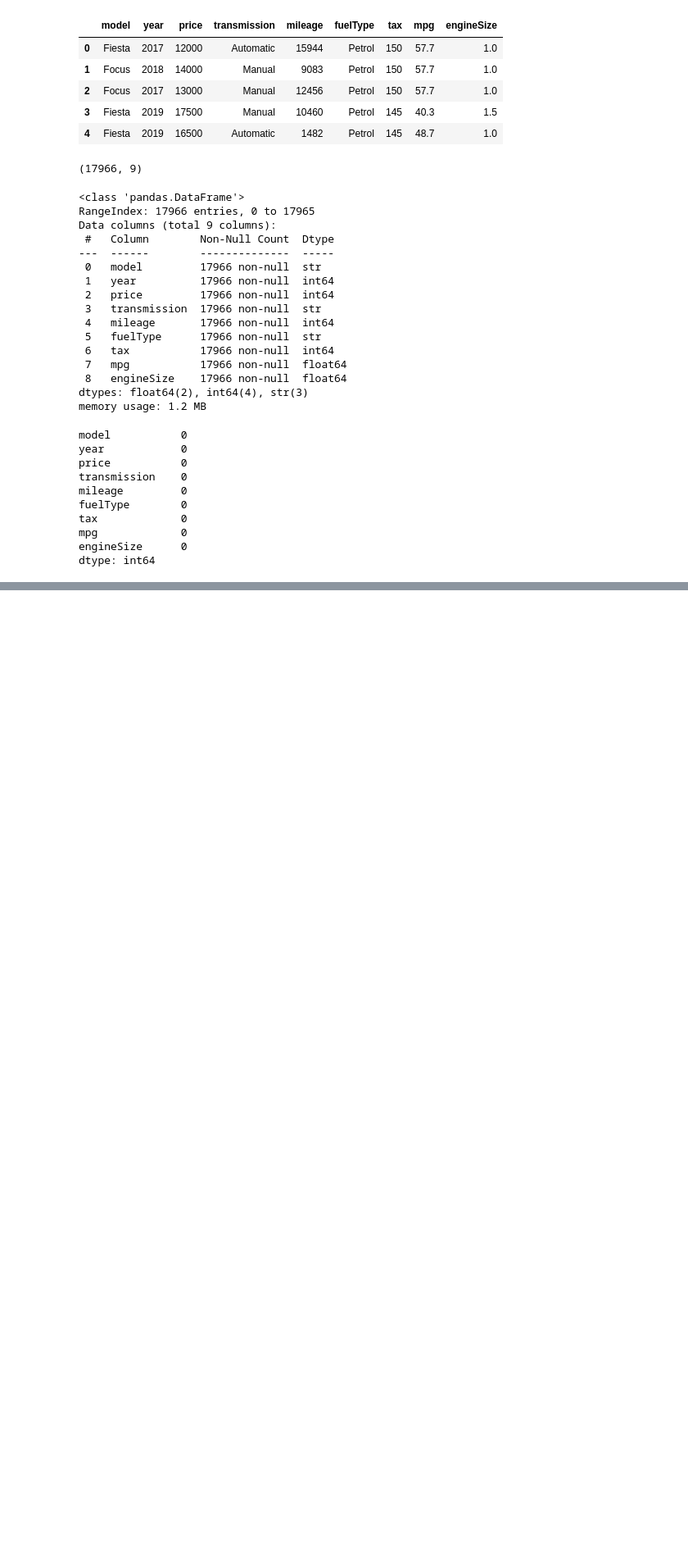
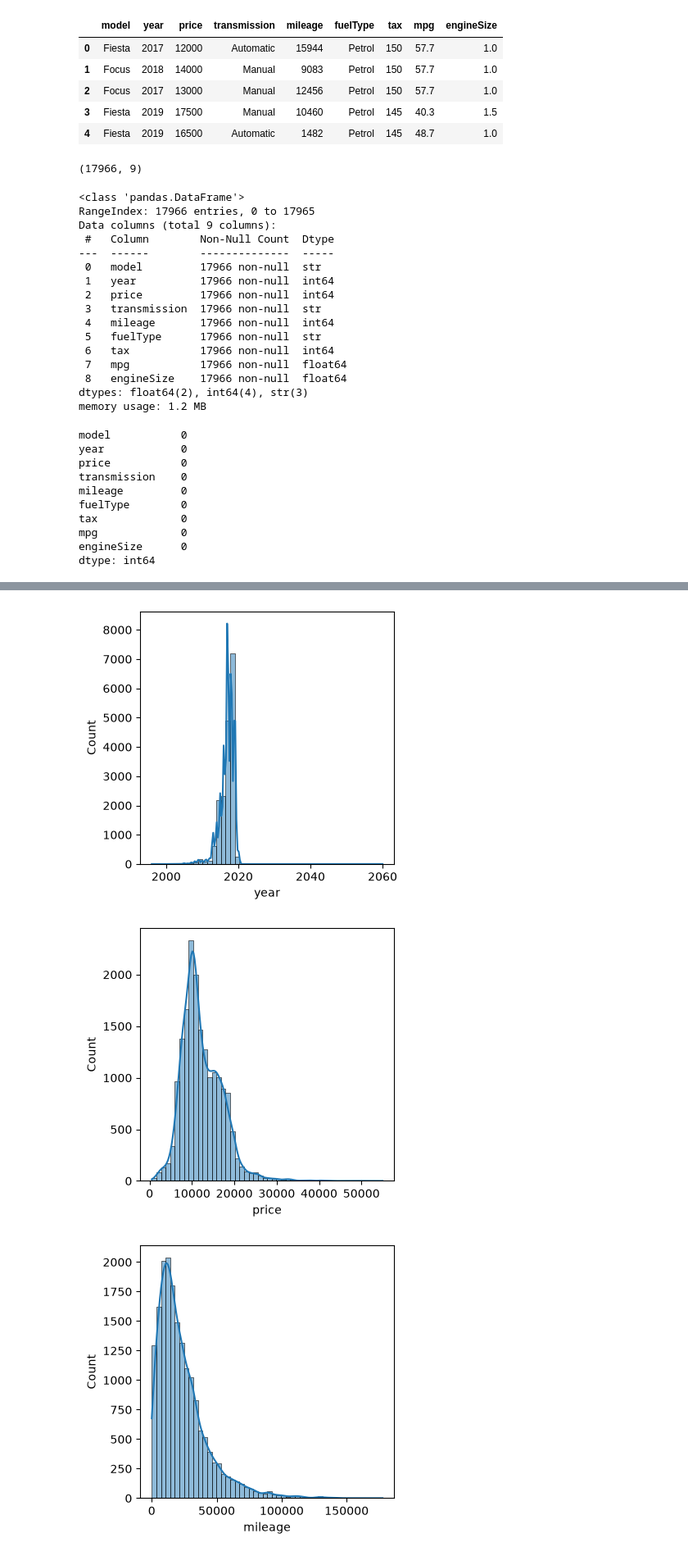
Before and after one commit to subhajit404/Car-Price-Prediction, a Jupyter notebook: main.ipynb, the cells around one changed output, grey strips where cells are left out. Shown at 82% size. Cells and saved outputs as stored; diff of their text form; code cells hidden in the pictures; blank space fills up the shorter version.

```diff
--- a/main.ipynb
+++ b/main.ipynb
@@ -52,0 +82,9 @@ dtype: int64
+# %%
+numeric_cols = ['year', 'price', 'mileage', 'tax', 'mpg', 'engineSize']
+for col in numeric_cols:
+    plt.figure(figsize=(4,4))
+    sns.histplot(df[col],kde=True,bins=50)
+# %% [output]
+[figure, added]
+[figure, added]
+[figure, added]
```
Also changed, not shown: parts of 18 cells of this notebook.
